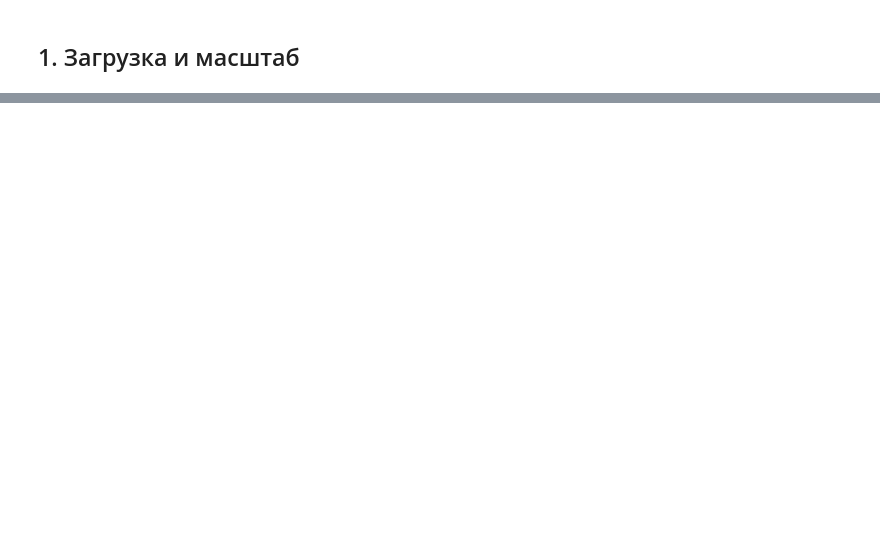
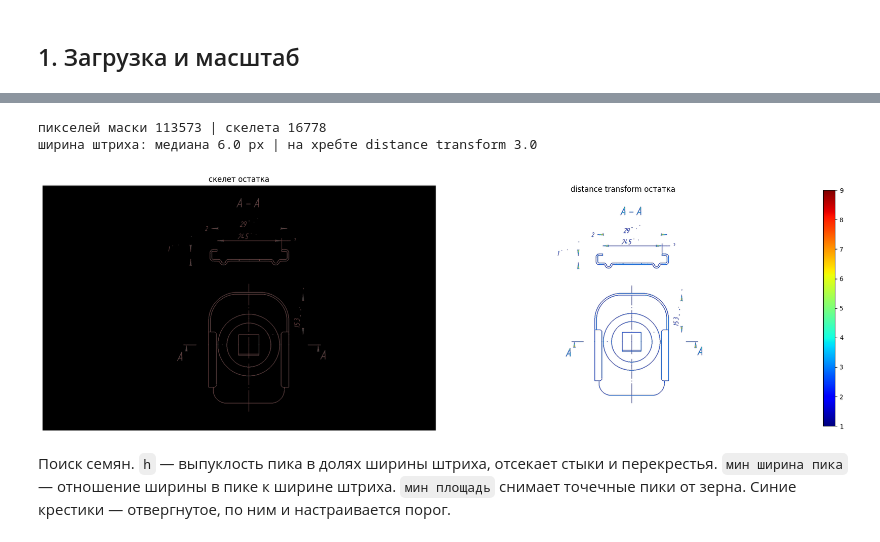
Before and after one commit to SergeyKrasnoslobodtsev/draftslice, a Jupyter notebook: notebooks/classification_comp.ipynb, the cells around one changed output, grey strips where cells are left out. Drawn from its saved outputs; the diff is of its cells as text; code cells hidden in the pictures; blank space fills up the shorter version.

```diff
--- a/notebooks/classification_comp.ipynb
+++ b/notebooks/classification_comp.ipynb
@@ -609,0 +717,33 @@ plt.show()
+# %%
+mask_thick = ui_thick.result
+
+mask_thick_u8 = np.where(mask_thick, 255, 0).astype(np.uint8)
+skel_t = skeletonize(mask_thick)
+dist_t = cv2.distanceTransform(mask_thick_u8, cv2.DIST_L2, cv2.DIST_MASK_PRECISE)
+w_med = float(np.median(dist_t[skel_t]) * 2)  # медианная ширина штриха в остатке
+
+print(f"пикселей маски {int(mask_thick.sum())} | скелета {int(skel_t.sum())}")
+print(f"ширина штриха: медиана {w_med:.1f} px | на хребте distance transform {w_med / 2:.1f}")
+
+vis = np.zeros((*mask_thick.shape, 3), dtype=np.uint8)
+vis[mask_thick] = (60, 60, 60)
+vis[skel_t] = (255, 80, 80)
+
+fig, ax = plt.subplots(1, 2, figsize=(18, 6))
+ax[0].imshow(vis)
+ax[0].set_title("скелет остатка")
+ax[0].axis("off")
+im = ax[1].imshow(np.where(mask_thick, dist_t, np.nan), cmap="jet")
+ax[1].set_title("distance transform остатка")
+ax[1].axis("off")
+plt.colorbar(im, ax=ax[1], fraction=0.03)
+plt.tight_layout()
+plt.show()
+# %% [output]
+пикселей маски 113573 | скелета 16778
+ширина штриха: медиана 6.0 px | на хребте distance transform 3.0
+[figure, added]
+# %% [markdown]
+Поиск семян. `h` — выпуклость пика в долях ширины штриха, отсекает стыки и перекрестья.
+`мин ширина пика` — отношение ширины в пике к ширине штриха. `мин площадь` снимает точечные пики
+от зерна. Синие крестики — отвергнутое, по ним и настраивается порог.
```
Also changed, not shown: parts of 62 cells of this notebook, 4 other files.
